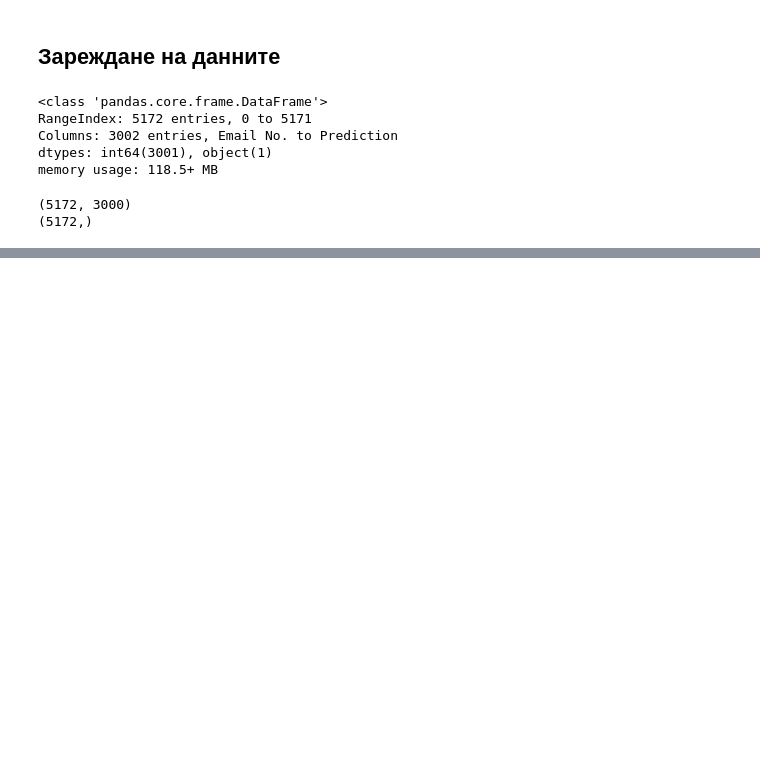
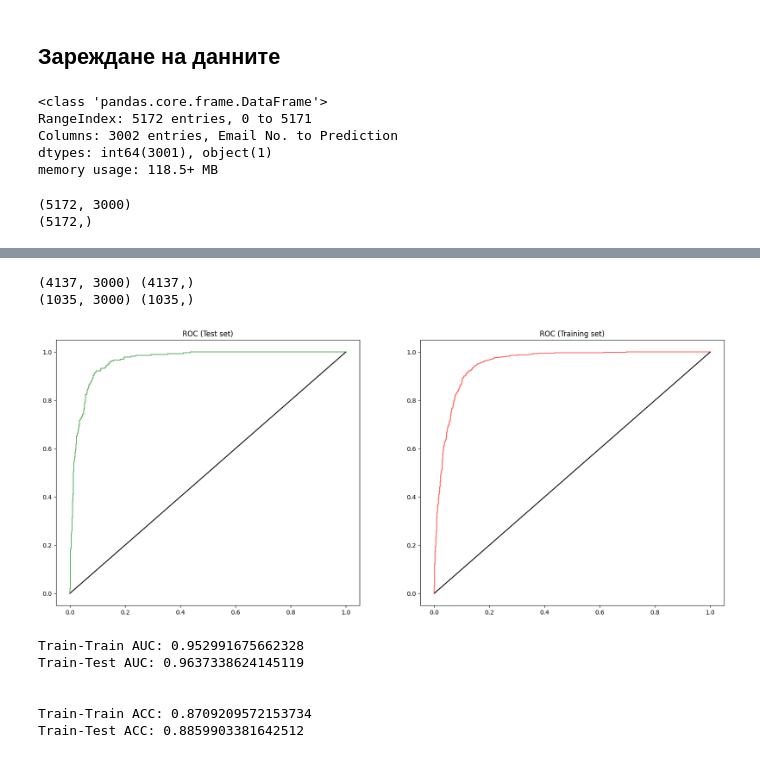
Before and after one commit to Exonault/TechnicalUniversityMastersProject, a Jupyter notebook: MachineLearning/MachineLearning/Notebooks/Project.ipynb, the cells around one changed output, grey strips where cells are left out. Cells and saved outputs as stored; diff of their text form; code cells hidden in the pictures; blank space fills up the shorter version.

Commit message:
ML - some random development

```diff
--- a/MachineLearning/MachineLearning/Notebooks/Project.ipynb
+++ b/MachineLearning/MachineLearning/Notebooks/Project.ipynb
@@ -98 +65,27 @@ def plotRocCurve(tpr, fpr):
+# %%
+def get_metrics_train_and_test(classifier, X_train, Y_train, X_test, Y_test, plot_roc_curve=False):
+    fg, axes = plt.subplots(1, 2, figsize=(20, 8))
+
+    axes[0].set_xlim([-0.05, 1.05])
+    axes[0].set_ylim([-0.05, 1.05])
+    axes[0].plot([0, 1], [0, 1], linestyle="-", color='k')
+    axes[0].title.set_text("ROC (Test set)")
+
+    axes[1].set_xlim([-0.05, 1.05])
+    axes[1].set_ylim([-0.05, 1.05])
+    axes[1].plot([0, 1], [0, 1], linestyle="-", color='k')
+    axes[1].title.set_text("ROC (Training set)")
+
+    train_train = get_metrics(classifier, X_train, Y_train, X_train, Y_train)
+    train_test = get_metrics(classifier, X_train, Y_train, X_test, Y_test)
+
+    if plot_roc_curve:
+        axes[0].plot(train_test["FPR"], train_test["TPR"], marker="", color="green", alpha=0.6)
+        axes[1].plot(train_train["FPR"], train_train["TPR"], marker="", color="red", alpha=0.6)
+        plt.show()
+
+    return {
+        "train-train": train_train,
+        "train-test": train_test,
+    }
 # %%
@@ -145,0 +145,36 @@ def kFoldValidation(classifier, X, Y):
+# %%
+from sklearn.preprocessing import Normalizer, MinMaxScaler, StandardScaler
+from sklearn.model_selection import train_test_split
+
+normalizer = Normalizer()
+
+X_norm = normalizer.fit_transform(X)
+X_train, X_test, Y_train, Y_test = train_test_split(X_norm, Y, test_size=0.2, random_state=42)
+print(X_train.shape, Y_train.shape)
+print(X_test.shape, Y_test.shape)
+# %% [output]
+(4137, 3000) (4137,)
+(1035, 3000) (1035,)
+# %%
+from sklearn.linear_model import LogisticRegression
+
+logistic_regression = LogisticRegression()
+lr_metrics_train_and_test = get_metrics_train_and_test(logistic_regression, X_train, Y_train, X_test, Y_test,
+                                                       plot_roc_curve=True)
+# %% [output]
+[figure, added]
+# %%
+lr_train_train = lr_metrics_train_and_test.get('train-train', 'not-found')
+lr_train_test = lr_metrics_train_and_test.get('train-test', 'not-found')
+print("Train-Train AUC: {}".format(lr_train_train.get('AUC', 'not-found')))
+print("Train-Test AUC: {}".format(lr_train_test.get('AUC', 'not-found')))
+print("\n")
+print("Train-Train ACC: {}".format(lr_train_train.get('ACC', 'not-found')))
+print("Train-Test ACC: {}".format(lr_train_test.get('ACC', 'not-found')))
+# %% [output]
+Train-Train AUC: 0.952991675662328
+Train-Test AUC: 0.9637338624145119
+
+
+Train-Train ACC: 0.8709209572153734
+Train-Test ACC: 0.8859903381642512
```
Also changed, not shown: parts of 28 cells of this notebook.
